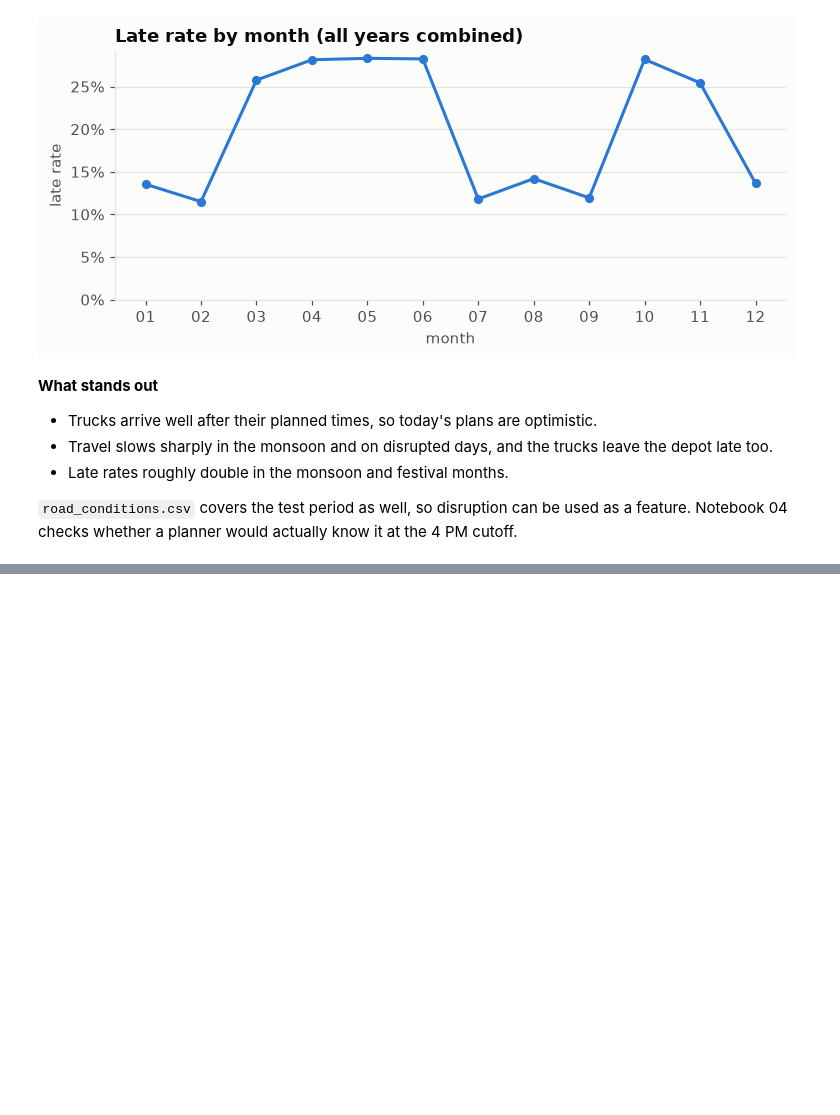
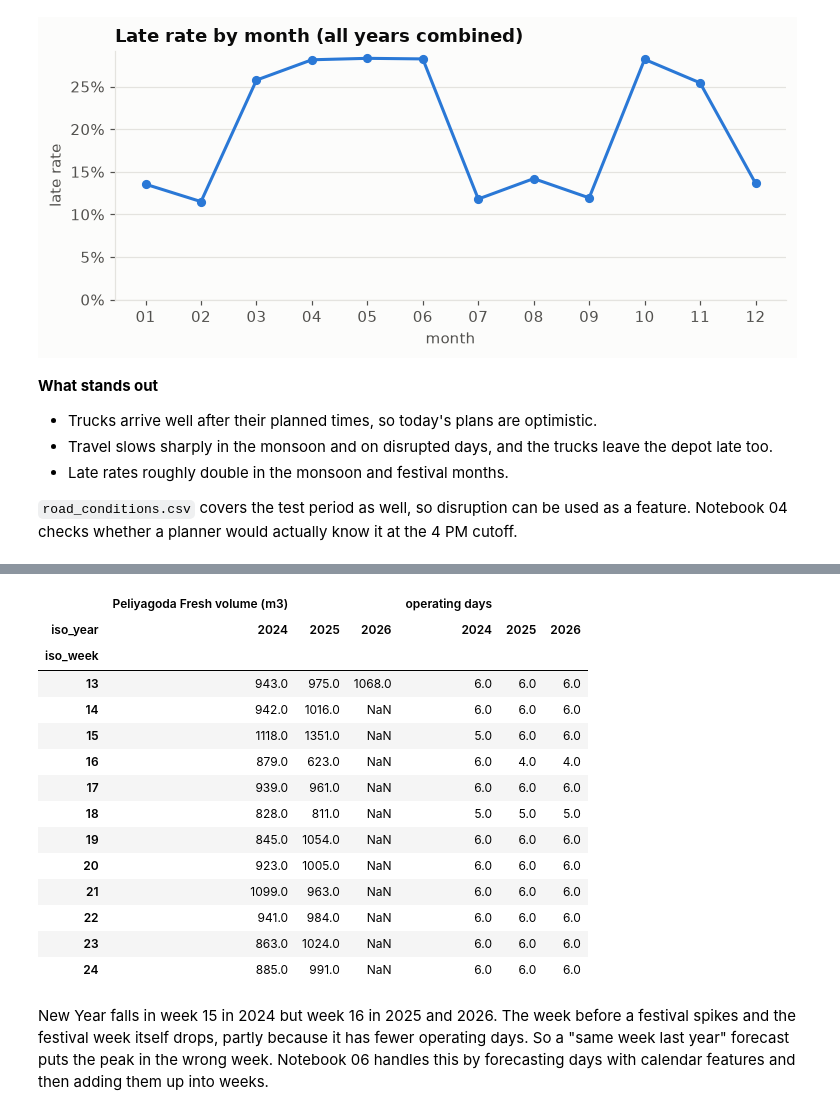
Before and after one commit to sameera-ekanayaka/Xora_Datathon, a Jupyter notebook: notebooks/01_data_understanding.ipynb, the cells around one changed output, grey strips where cells are left out. Drawn from its saved outputs; the diff is of its cells as text; code cells hidden in the pictures; blank space fills up the shorter version.

```diff
--- a/notebooks/01_data_understanding.ipynb
+++ b/notebooks/01_data_understanding.ipynb
@@ -322,0 +364,22 @@ plt.show()
+# %%
+pf = weekly[(weekly.depot == "Peliyagoda") & (weekly.brand == "Fresh")].pivot(index="iso_week", columns="iso_year", values="order_volume_m3")
+operating_days = calendar.groupby(["iso_year", "iso_week"]).is_operating.sum().unstack("iso_year")
+pd.concat({"Peliyagoda Fresh volume (m3)": pf.loc[13:24].round(0), "operating days": operating_days.loc[13:24]}, axis=1)
+# %% [output]
+|  | Peliyagoda Fresh volume (m3) |  |  | operating days |  |  |
+| iso_year | 2024 | 2025 | 2026 | 2024 | 2025 | 2026 |
+| iso_week |  |  |  |  |  |  |
+| 13 | 943.0 | 975.0 | 1068.0 | 6.0 | 6.0 | 6.0 |
+| 14 | 942.0 | 1016.0 | NaN | 6.0 | 6.0 | 6.0 |
+| 15 | 1118.0 | 1351.0 | NaN | 5.0 | 6.0 | 6.0 |
+| 16 | 879.0 | 623.0 | NaN | 6.0 | 4.0 | 4.0 |
+| 17 | 939.0 | 961.0 | NaN | 6.0 | 6.0 | 6.0 |
+| 18 | 828.0 | 811.0 | NaN | 5.0 | 5.0 | 5.0 |
+| 19 | 845.0 | 1054.0 | NaN | 6.0 | 6.0 | 6.0 |
+| 20 | 923.0 | 1005.0 | NaN | 6.0 | 6.0 | 6.0 |
+| 21 | 1099.0 | 963.0 | NaN | 6.0 | 6.0 | 6.0 |
+| 22 | 941.0 | 984.0 | NaN | 6.0 | 6.0 | 6.0 |
+| 23 | 863.0 | 1024.0 | NaN | 6.0 | 6.0 | 6.0 |
+| 24 | 885.0 | 991.0 | NaN | 6.0 | 6.0 | 6.0 |
+# %% [markdown]
+New Year falls in week 15 in 2024 but week 16 in 2025 and 2026. The week before a festival spikes and the festival week itself drops, partly because it has fewer operating days. So a "same week last year" forecast puts the peak in the wrong week. Notebook 06 handles this by forecasting days with calendar features and then adding them up into weeks.
```
Also changed, not shown: parts of 4 cells of this notebook.
